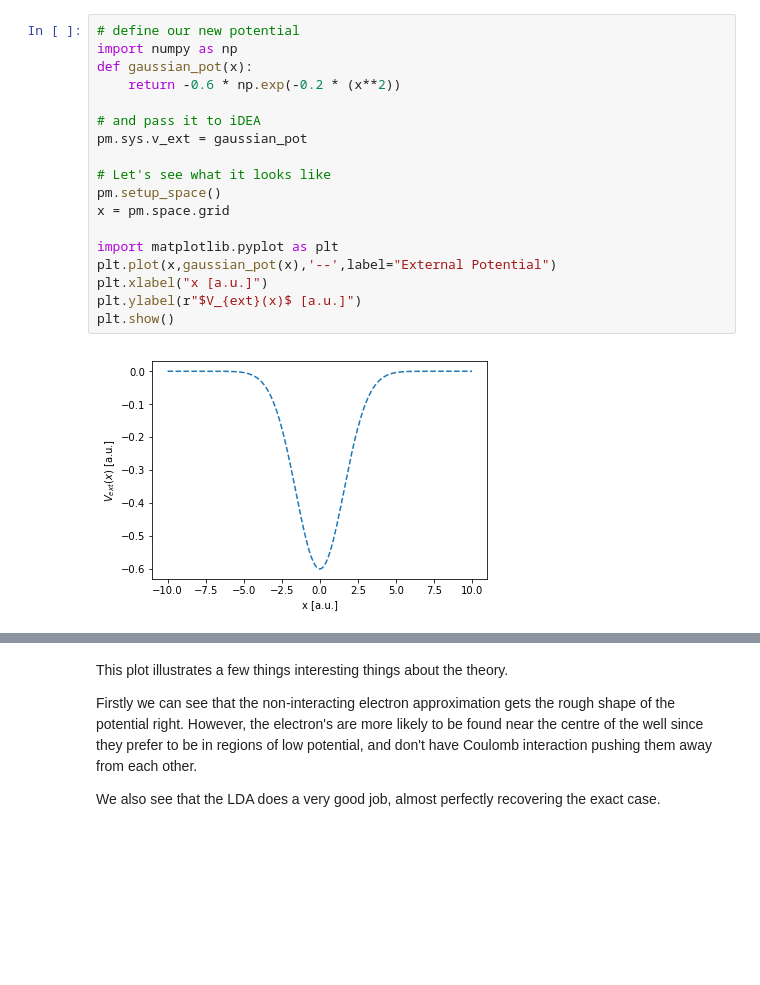
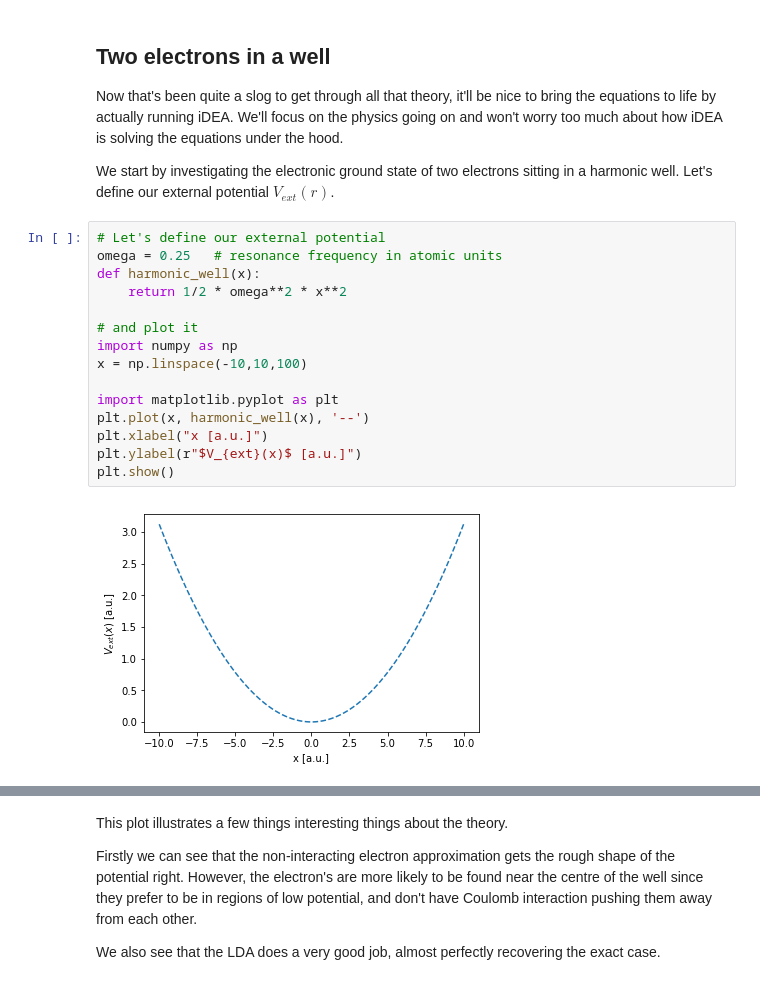
Before and after one commit to godby-group/idea-public, a Jupyter notebook: jupyter/01_well/well.ipynb, the cells around one changed output, grey strips where cells are left out. Saved outputs shown, nothing was run; the diff lists cells and outputs as text; blank space fills up the shorter version.

```diff
--- a/jupyter/01_well/well.ipynb
+++ b/jupyter/01_well/well.ipynb
@@ -36,20 +1,24 @@ v_pert_im = <function v_pert_im at 0x...>
+# %% [markdown]
+## Two electrons in a well
+
+Now that's been quite a slog to get through all that theory, it'll be nice to bring the equations to life by actually running iDEA. We'll focus on the physics going on and won't worry too much about how iDEA is solving the equations under the hood.
+
+We start by investigating the electronic ground state of two electrons sitting in a harmonic well.
+Let's define our external potential $V_{ext}(r)$.
 # %%
-# define our new potential
+# Let's define our external potential
+omega = 0.25   # resonance frequency in atomic units
+def harmonic_well(x):
+    return 1/2 * omega**2 * x**2
+
+# and plot it
 import numpy as np
-def gaussian_pot(x):
-    return -0.6 * np.exp(-0.2 * (x**2))
-
-# and pass it to iDEA
-pm.sys.v_ext = gaussian_pot
-
-# Let's see what it looks like
-pm.setup_space()
-x = pm.space.grid
+x = np.linspace(-10,10,100)
 
 import matplotlib.pyplot as plt
-plt.plot(x,gaussian_pot(x),'--',label="External Potential")
+plt.plot(x, harmonic_well(x), '--')
 plt.xlabel("x [a.u.]")
 plt.ylabel(r"$V_{ext}(x)$ [a.u.]")
 plt.show()
 # %% [output]
-[figure, old version]
+[figure, new version]
```
Also changed, not shown: parts of 13 cells of this notebook, 2 other files.
